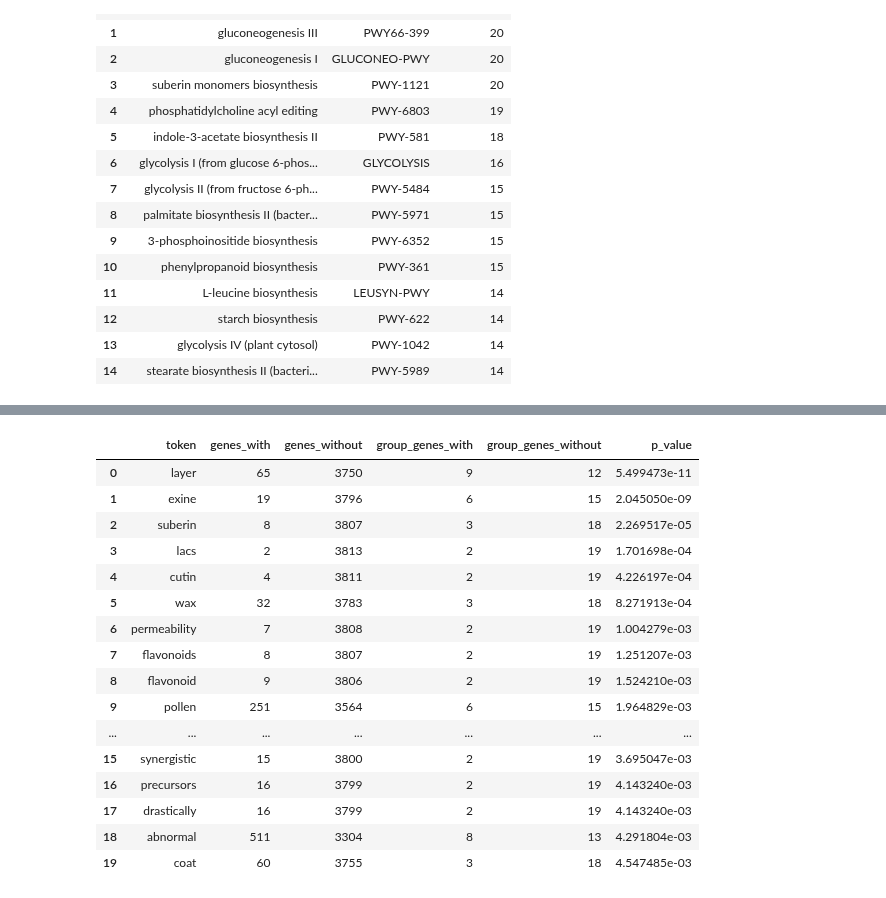
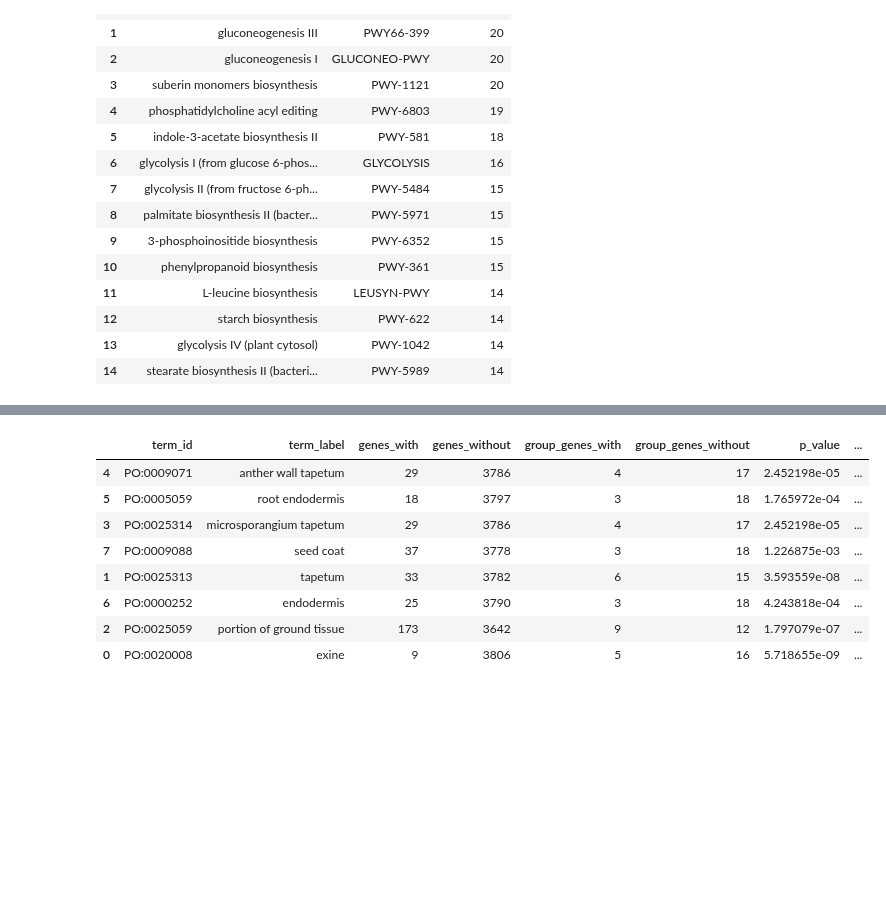
Before and after one commit to irbraun/plant-phenotypes-nlp, a Jupyter notebook: notebooks/Analysis_Dataset_Composition.ipynb, the cells around one changed output, grey strips where cells are left out. Cells and saved outputs as stored; diff of their text form; code cells hidden in the pictures; blank space fills up the shorter version.

```diff
--- a/notebooks/Analysis_Dataset_Composition.ipynb
+++ b/notebooks/Analysis_Dataset_Composition.ipynb
@@ -494,20 +454,38 @@ term_enrichment(curated_go_annotations, gene_ids_in_this_pathway, go).head(20)
-# %%
-token_enrichment(texts, gene_ids_in_this_pathway).head(20)
-# %% [output]
-|  | token | genes_with | genes_without | group_genes_with | group_genes_without | p_value |
-| 0 | layer | 65 | 3750 | 9 | 12 | 5.499473e-11 |
-| 1 | exine | 19 | 3796 | 6 | 15 | 2.045050e-09 |
-| 2 | suberin | 8 | 3807 | 3 | 18 | 2.269517e-05 |
-| 3 | lacs | 2 | 3813 | 2 | 19 | 1.701698e-04 |
-| 4 | cutin | 4 | 3811 | 2 | 19 | 4.226197e-04 |
-| 5 | wax | 32 | 3783 | 3 | 18 | 8.271913e-04 |
-| 6 | permeability | 7 | 3808 | 2 | 19 | 1.004279e-03 |
-| 7 | flavonoids | 8 | 3807 | 2 | 19 | 1.251207e-03 |
-| 8 | flavonoid | 9 | 3806 | 2 | 19 | 1.524210e-03 |
-| 9 | pollen | 251 | 3564 | 6 | 15 | 1.964829e-03 |
-| ... | ... | ... | ... | ... | ... | ... |
-| 15 | synergistic | 15 | 3800 | 2 | 19 | 3.695047e-03 |
-| 16 | precursors | 16 | 3799 | 2 | 19 | 4.143240e-03 |
-| 17 | drastically | 16 | 3799 | 2 | 19 | 4.143240e-03 |
-| 18 | abnormal | 511 | 3304 | 8 | 13 | 4.291804e-03 |
-| 19 | coat | 60 | 3755 | 3 | 18 | 4.547485e-03 |
+# %%
+results = term_enrichment(curated_po_annotations, gene_ids_in_this_pathway, po).head(20)
+
+
+from statsmodels.sandbox.stats.multicomp import multipletests
+threshold = 0.05
+results["p_value_adj"] = multipletests(results["p_value"].values, method='bonferroni')[1]
+results["significant"] = results["p_value_adj"] < threshold
+results = results.loc[results["significant"]==True]
+
+
+
+results["info_content"] = results["term_id"].map(lambda x: po.ic(x))
+results.sort_values(by="info_content", ascending=False, inplace=True)
+
+
+# ns   P > 0.05
+# *    P ≤ 0.05
+# **   P ≤ 0.01
+# ***  P ≤ 0.001
+# **** P ≤ 0.0001
+
+# This lambda won't work is passed a value greater than the minimum p-value for significance defined here.
+significance_levels = {0.05:"*", 0.01:"**", 0.001:"***", 0.0001:"****"}
+get_level = lambda x: significance_levels[min([level for level in significance_levels.keys() if x <= level])]
+
+results["significance"] = results["p_value_adj"].map(get_level)
+results
+# %% [output]
+|  | term_id | term_label | genes_with | genes_without | group_genes_with | group_genes_without | p_value | ... |
+| 4 | PO:0009071 | anther wall tapetum | 29 | 3786 | 4 | 17 | 2.452198e-05 | ... |
+| 5 | PO:0005059 | root endodermis | 18 | 3797 | 3 | 18 | 1.765972e-04 | ... |
+| 3 | PO:0025314 | microsporangium tapetum | 29 | 3786 | 4 | 17 | 2.452198e-05 | ... |
+| 7 | PO:0009088 | seed coat | 37 | 3778 | 3 | 18 | 1.226875e-03 | ... |
+| 1 | PO:0025313 | tapetum | 33 | 3782 | 6 | 15 | 3.593559e-08 | ... |
+| 6 | PO:0000252 | endodermis | 25 | 3790 | 3 | 18 | 4.243818e-04 | ... |
+| 2 | PO:0025059 | portion of ground tissue | 173 | 3642 | 9 | 12 | 1.797079e-07 | ... |
+| 0 | PO:0020008 | exine | 9 | 3806 | 5 | 16 | 5.718655e-09 | ... |
```
Also changed, not shown: parts of 8 cells of this notebook.
